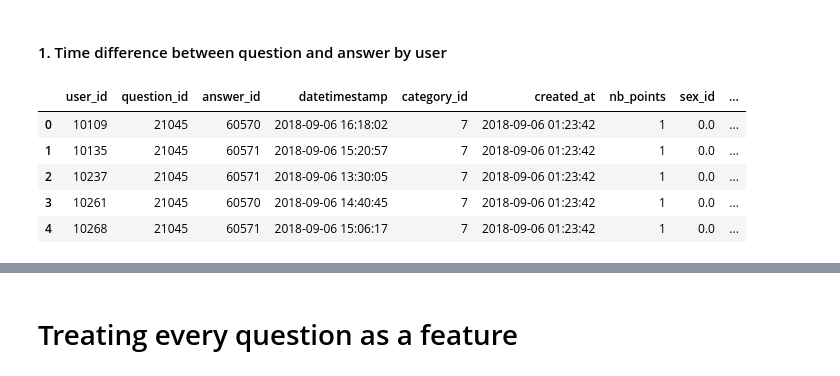
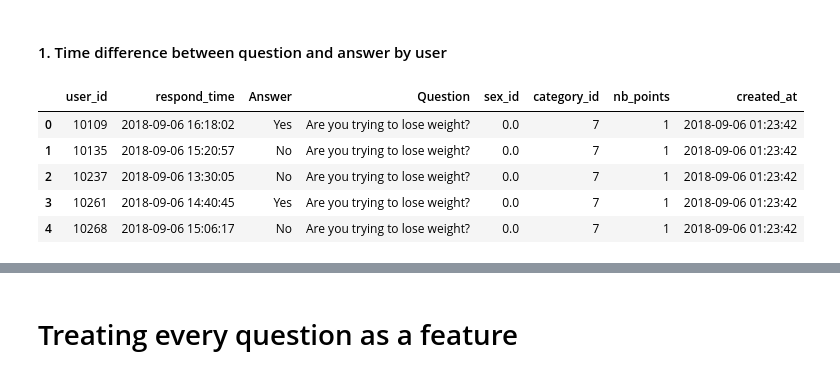
Before and after one commit to waficf/Kaggle_Competitions, a Jupyter notebook: project_1.ipynb, the cells around one changed output, grey strips where cells are left out. Saved outputs shown, nothing was run; the diff lists cells and outputs as text; code cells hidden in the pictures.

```diff
--- a/project_1.ipynb
+++ b/project_1.ipynb
@@ -275,0 +234,10 @@ memory usage: 25.3 MB
+# %%
+# Convert created_at from object type to datetime type
+temp['created_at'] = pd.to_datetime(temp['created_at'])
+temp['respond_time'] = pd.to_datetime(temp['respond_time'])
+
+# Convert feature type to category
+temp.Question = temp.Question.astype('category')
+temp.Answer = temp.Answer.astype('category')
+temp.category_id = temp.category_id.astype('category')
+temp.sex_id = temp.sex_id.astype('category')
@@ -277,4 +271,14 @@ memory usage: 25.3 MB
 ## Feature Engineering
 # %% [markdown]
 #### 1. Time difference between question and answer by user
+# %%
+df = temp.copy()
+df.head()
+# %% [output]
+|  | user_id | respond_time | Answer | Question | sex_id | category_id | nb_points | created_at |
+| 0 | 10109 | 2018-09-06 16:18:02 | Yes | Are you trying to lose weight? | 0.0 | 7 | 1 | 2018-09-06 01:23:42 |
+| 1 | 10135 | 2018-09-06 15:20:57 | No | Are you trying to lose weight? | 0.0 | 7 | 1 | 2018-09-06 01:23:42 |
+| 2 | 10237 | 2018-09-06 13:30:05 | No | Are you trying to lose weight? | 0.0 | 7 | 1 | 2018-09-06 01:23:42 |
+| 3 | 10261 | 2018-09-06 14:40:45 | Yes | Are you trying to lose weight? | 0.0 | 7 | 1 | 2018-09-06 01:23:42 |
+| 4 | 10268 | 2018-09-06 15:06:17 | No | Are you trying to lose weight? | 0.0 | 7 | 1 | 2018-09-06 01:23:42 |
 # %%
@@ -284,10 +288 @@ df['diff_time'] = df['diff_time'].abs()
-# %%
-df.head()
-# %% [output]
-|  | user_id | question_id | answer_id | datetimestamp | category_id | created_at | nb_points | sex_id | ... |
-| 0 | 10109 | 21045 | 60570 | 2018-09-06 16:18:02 | 7 | 2018-09-06 01:23:42 | 1 | 0.0 | ... |
-| 1 | 10135 | 21045 | 60571 | 2018-09-06 15:20:57 | 7 | 2018-09-06 01:23:42 | 1 | 0.0 | ... |
-| 2 | 10237 | 21045 | 60571 | 2018-09-06 13:30:05 | 7 | 2018-09-06 01:23:42 | 1 | 0.0 | ... |
-| 3 | 10261 | 21045 | 60570 | 2018-09-06 14:40:45 | 7 | 2018-09-06 01:23:42 | 1 | 0.0 | ... |
-| 4 | 10268 | 21045 | 60571 | 2018-09-06 15:06:17 | 7 | 2018-09-06 01:23:42 | 1 | 0.0 | ... |
 # %%
```
Also changed, not shown: parts of 94 cells of this notebook.
